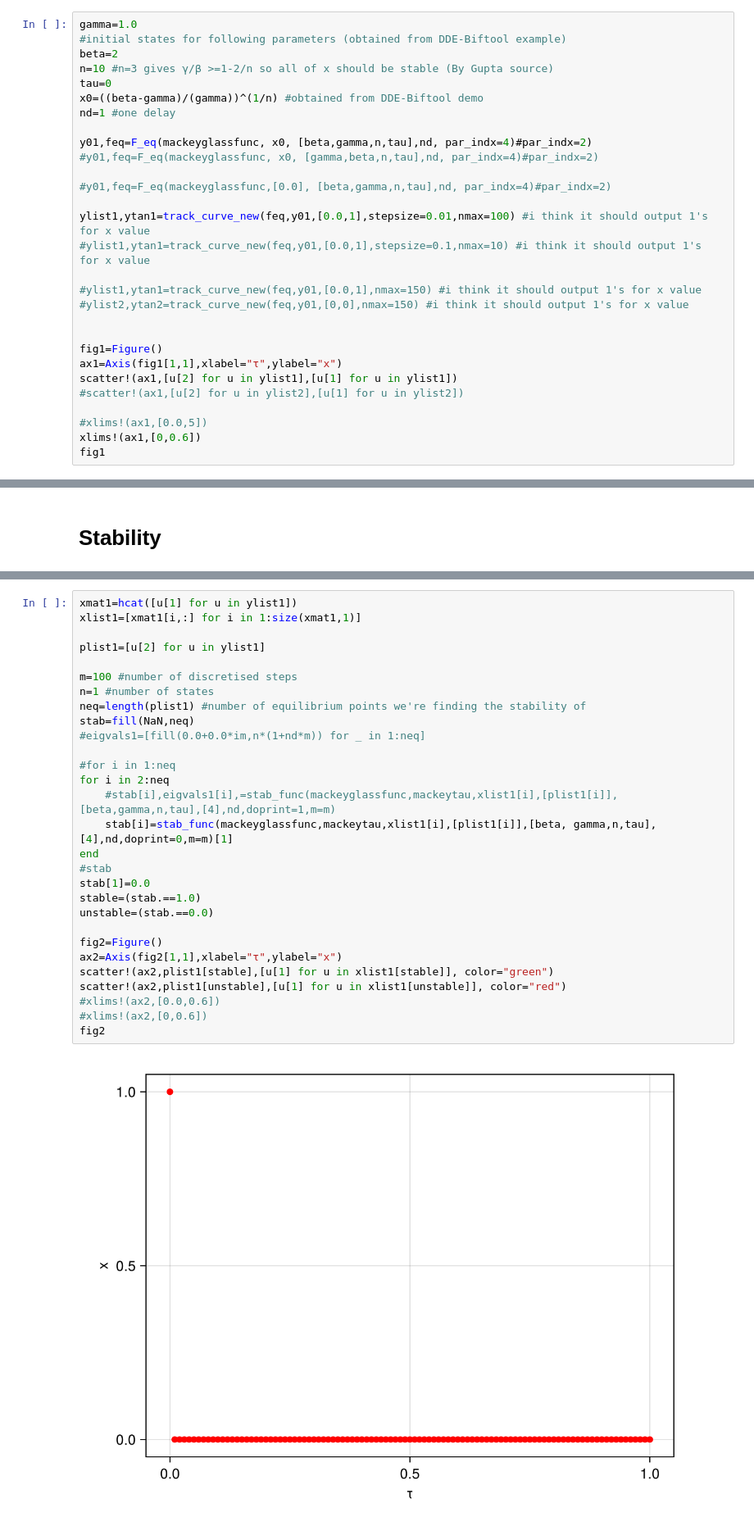
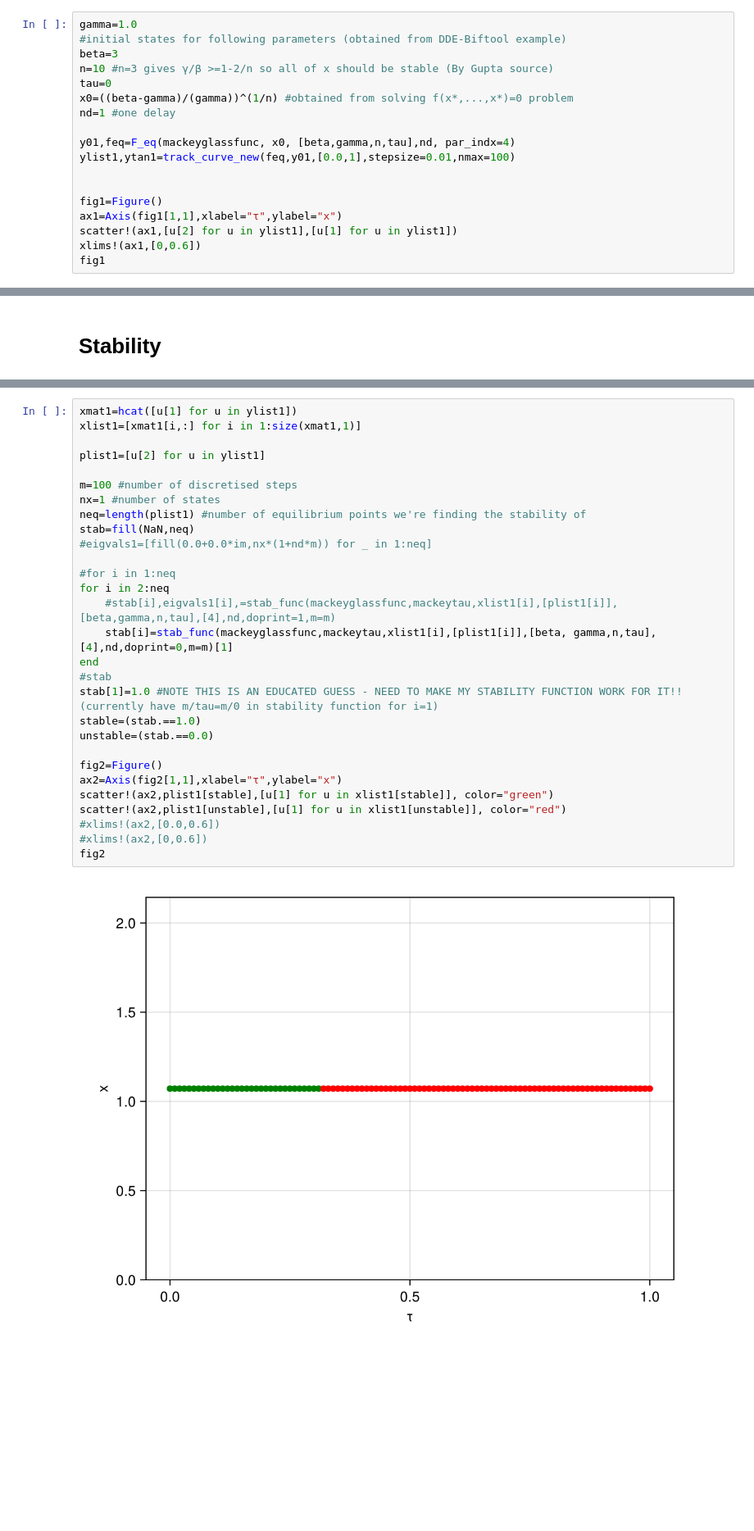
Before and after one commit to EvaSJ25/DDE-internship-code, a Jupyter notebook: Mackey-Glass_equation_example.ipynb, the cells around one changed output, grey strips where cells are left out. Shown at 82% size. Drawn from its saved outputs; the diff is of its cells as text; blank space fills up the shorter version.

Commit message:
Got stability and (initial) equilibria branching to work

```diff
--- a/Mackey-Glass_equation_example.ipynb
+++ b/Mackey-Glass_equation_example.ipynb
@@ -16,30 +16,19 @@ stab_func (generic function with 1 method)
 # %%
 gamma=1.0
 #initial states for following parameters (obtained from DDE-Biftool example)
-beta=2
+beta=3
 n=10 #n=3 gives γ/β >=1-2/n so all of x should be stable (By Gupta source)
 tau=0
-x0=((beta-gamma)/(gamma))^(1/n) #obtained from DDE-Biftool demo
+x0=((beta-gamma)/(gamma))^(1/n) #obtained from solving f(x*,...,x*)=0 problem
 nd=1 #one delay
 
-y01,feq=F_eq(mackeyglassfunc, x0, [beta,gamma,n,tau],nd, par_indx=4)#par_indx=2)
-#y01,feq=F_eq(mackeyglassfunc, x0, [gamma,beta,n,tau],nd, par_indx=4)#par_indx=2)
-
-#y01,feq=F_eq(mackeyglassfunc,[0.0], [beta,gamma,n,tau],nd, par_indx=4)#par_indx=2)
-
-ylist1,ytan1=track_curve_new(feq,y01,[0.0,1],stepsize=0.01,nmax=100) #i think it should output 1's for x value
-#ylist1,ytan1=track_curve_new(feq,y01,[0.0,1],stepsize=0.1,nmax=10) #i think it should output 1's for x value
-
-#ylist1,ytan1=track_curve_new(feq,y01,[0.0,1],nmax=150) #i think it should output 1's for x value
-#ylist2,ytan2=track_curve_new(feq,y01,[0,0],nmax=150) #i think it should output 1's for x value
+y01,feq=F_eq(mackeyglassfunc, x0, [beta,gamma,n,tau],nd, par_indx=4)
+ylist1,ytan1=track_curve_new(feq,y01,[0.0,1],stepsize=0.01,nmax=100)
 
 
 fig1=Figure()
 ax1=Axis(fig1[1,1],xlabel="τ",ylabel="x")
 scatter!(ax1,[u[2] for u in ylist1],[u[1] for u in ylist1])
-#scatter!(ax1,[u[2] for u in ylist2],[u[1] for u in ylist2])
-
-#xlims!(ax1,[0.0,5])
 xlims!(ax1,[0,0.6])
 fig1
 # %% [output]
@@ -65,31 +54,31 @@ stab_func(mackeyglassfunc,mackeytau, [x0], [0.4],[gamma,beta,n,tau], [4], nd, do
 # %%
 xmat1=hcat([u[1] for u in ylist1])
 xlist1=[xmat1[i,:] for i in 1:size(xmat1,1)]
 
 plist1=[u[2] for u in ylist1]
 
 m=100 #number of discretised steps
-n=1 #number of states
+nx=1 #number of states
 neq=length(plist1) #number of equilibrium points we're finding the stability of
 stab=fill(NaN,neq)
-#eigvals1=[fill(0.0+0.0*im,n*(1+nd*m)) for _ in 1:neq]
+#eigvals1=[fill(0.0+0.0*im,nx*(1+nd*m)) for _ in 1:neq]
 
 #for i in 1:neq
 for i in 2:neq
     #stab[i],eigvals1[i],=stab_func(mackeyglassfunc,mackeytau,xlist1[i],[plist1[i]],[beta,gamma,n,tau],[4],nd,doprint=1,m=m)
     stab[i]=stab_func(mackeyglassfunc,mackeytau,xlist1[i],[plist1[i]],[beta, gamma,n,tau],[4],nd,doprint=0,m=m)[1]
 end
 #stab
-stab[1]=0.0
+stab[1]=1.0 #NOTE THIS IS AN EDUCATED GUESS - NEED TO MAKE MY STABILITY FUNCTION WORK FOR IT!! (currently have m/tau=m/0 in stability function for i=1)
 stable=(stab.==1.0)
 unstable=(stab.==0.0)
 
 fig2=Figure()
 ax2=Axis(fig2[1,1],xlabel="τ",ylabel="x")
 scatter!(ax2,plist1[stable],[u[1] for u in xlist1[stable]], color="green")
 scatter!(ax2,plist1[unstable],[u[1] for u in xlist1[unstable]], color="red")
 #xlims!(ax2,[0.0,0.6])
 #xlims!(ax2,[0,0.6])
 fig2
 # %% [output]
-[figure, old version]
+[figure, new version]
```
Also changed, not shown: parts of 7 cells of this notebook.
